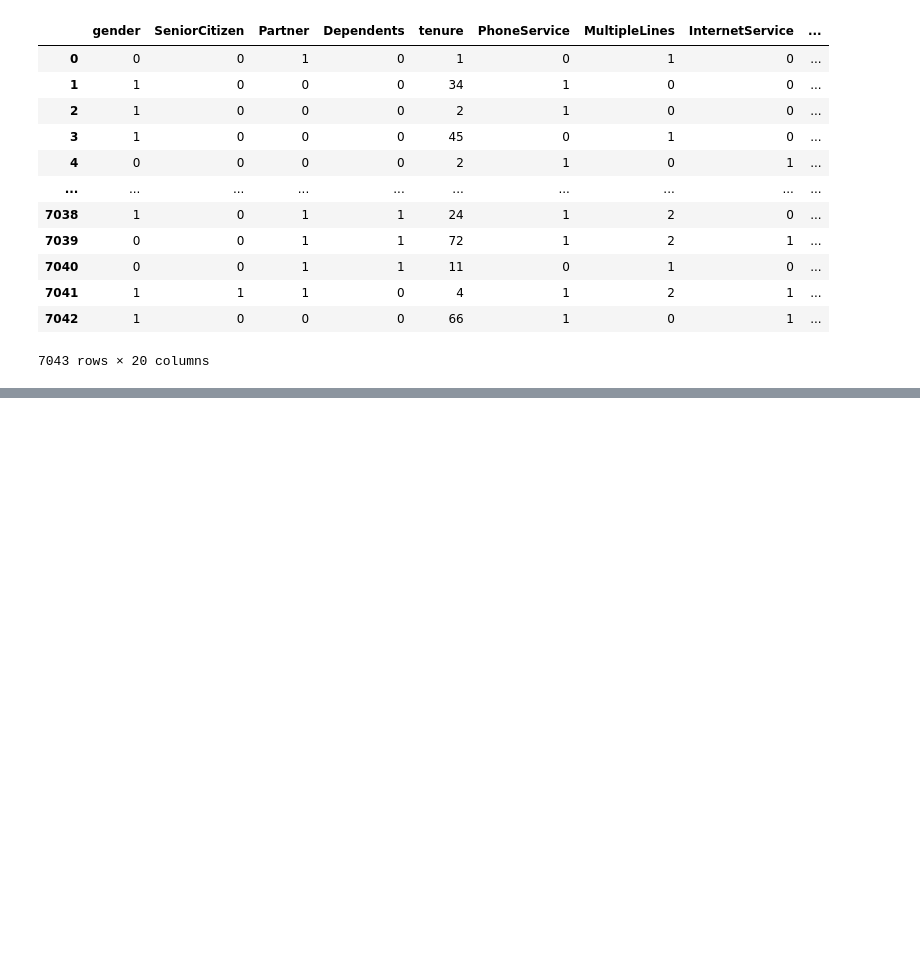
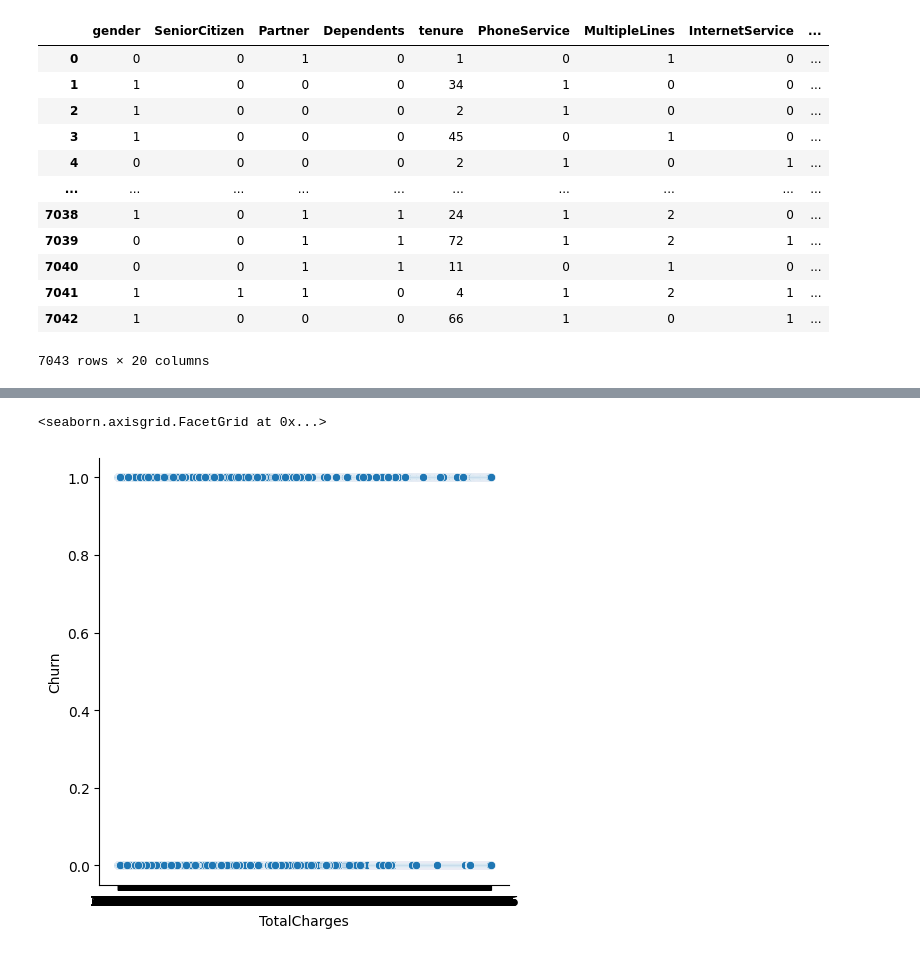
Before and after one commit to Shankar0x/CSE305_EnsembleChurnProject, a Jupyter notebook: main.ipynb, the cells around one changed output, grey strips where cells are left out. Cells and saved outputs as stored; diff of their text form; code cells hidden in the pictures; blank space fills up the shorter version.

```diff
--- a/main.ipynb
+++ b/main.ipynb
@@ -208,0 +229,8 @@ df
+# %%
+# We can observe that monthly charges ranges equallly in the range (20, 120). We can scale this range to (0, 100) for simplifying calculations
+# and interpretations.
+# NOTE : not sure if min max scaling (or scaling in general) is appropirate here.
+
+min_max_scaler = MinMaxScaler(feature_range=(0,100))
+df['MonthlyCharges'] = min_max_scaler.fit_transform(df[['MonthlyCharges']])
+df
@@ -208,0 +251,6 @@ df
+# %%
+# Plotting the total charges against churn rate to draw inferences.
+sb.relplot(x=df['TotalCharges'], y=df['Churn'])
+# %% [output]
+<seaborn.axisgrid.FacetGrid at 0x...>
+[figure, added]
```
Also changed, not shown: parts of 10 cells of this notebook.
